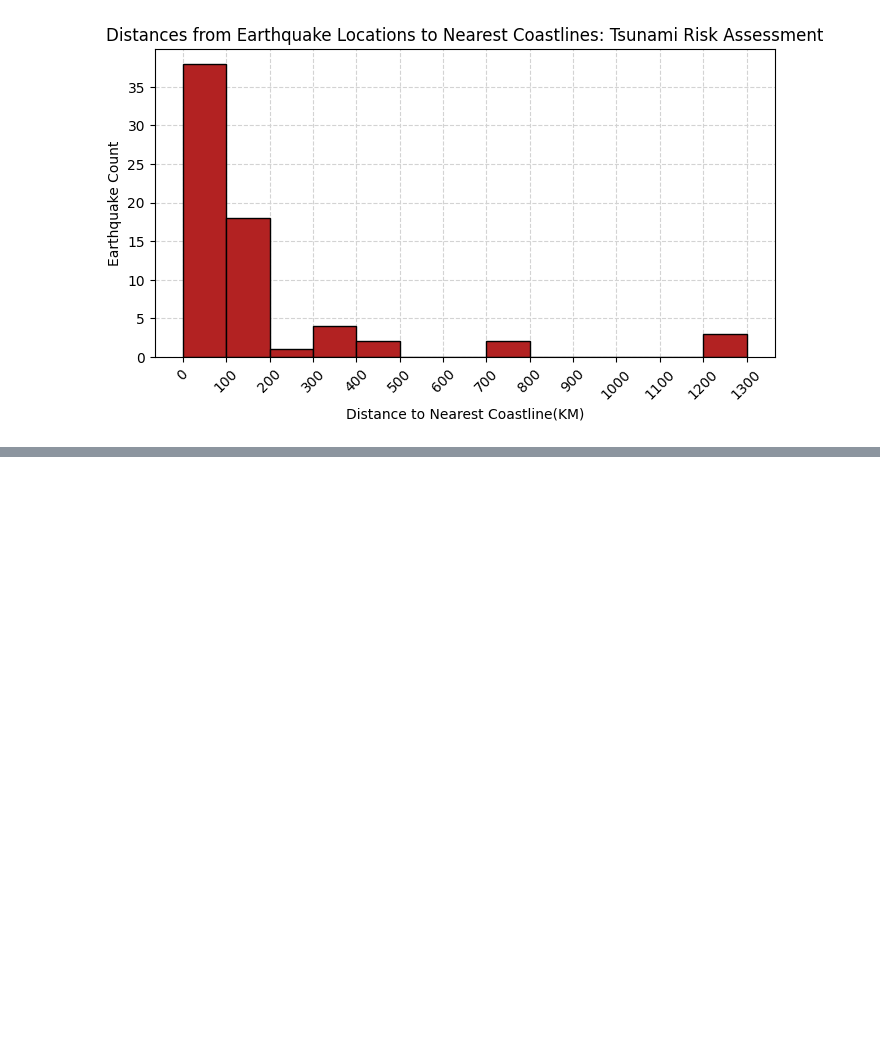
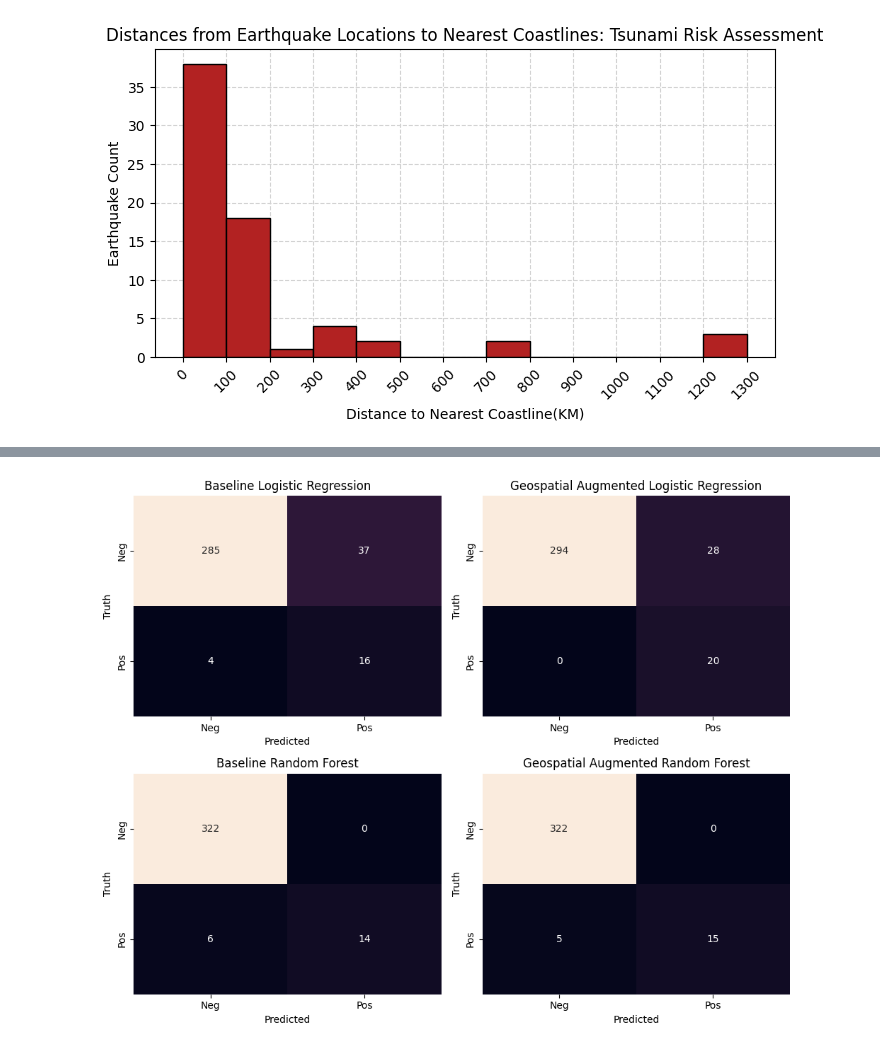
Before and after one commit to connormcmanigal/data-analysis-ML-geospatial-earthquake, a Jupyter notebook: geoanalysis.ipynb, the cells around one changed output, grey strips where cells are left out. Cells and saved outputs as stored; diff of their text form; code cells hidden in the pictures; blank space fills up the shorter version.

```diff
--- a/geoanalysis.ipynb
+++ b/geoanalysis.ipynb
@@ -538,0 +806,22 @@ plt.show()
+# %%
+def plot_confusion_matrices(models, X_test, y_test):
+    plt.figure(figsize = (10, 8))
+    for i, (model_name, model) in enumerate(models.items()):
+        y_pred = model.predict(X_test)
+        cm = confusion_matrix(y_test, y_pred)
+
+        plt.subplot(2, 2, i + 1)  # Create a subplot for each model
+        sns.heatmap(cm, annot = True, fmt = 'd', cbar = False,
+                    xticklabels=['Neg', 'Pos'],
+                    yticklabels=['Neg', 'Pos'])
+
+        plt.title(model_name)
+        plt.xlabel('Predicted')
+        plt.ylabel('Truth')
+
+    plt.tight_layout()
+    plt.show()
+
+plot_confusion_matrices(models, X_test, y_test)
+# %% [output]
+[figure, added]
```
Also changed, not shown: parts of 30 cells of this notebook.
